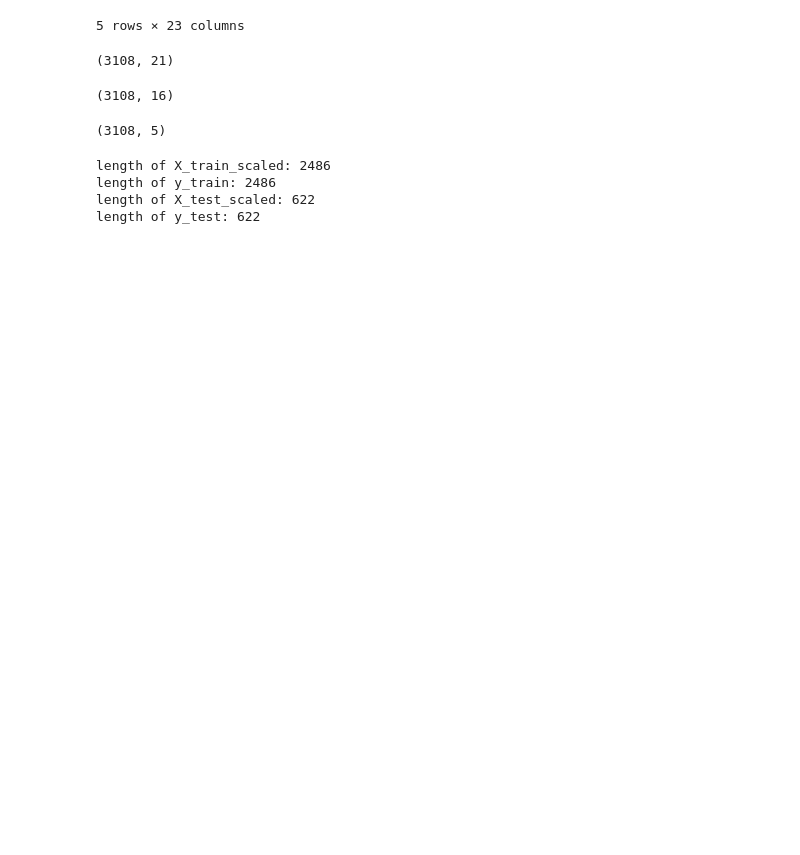
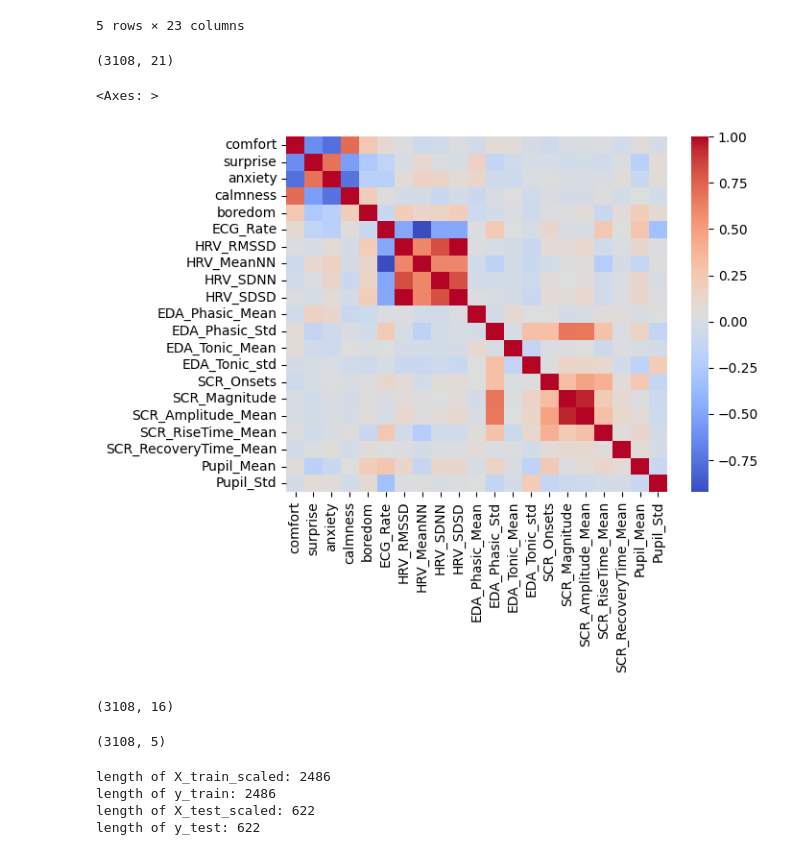
Before and after one commit to jrn1325/spring_hackaton, a Jupyter notebook: experiment_gabriel.ipynb, the cells around one changed output. Cells and saved outputs as stored; diff of their text form; code cells hidden in the pictures; blank space fills up the shorter version.

```diff
--- a/experiment_gabriel.ipynb
+++ b/experiment_gabriel.ipynb
@@ -26,6 +35,15 @@ df = df.drop(["s_id", "t_id"], axis=1)
 df.shape
 # %% [output]
 (3108, 21)
+# %%
+# create the correlation matrix
+corr_matrix = df.corr()
+
+# create a heatmap using seaborn
+sns.heatmap(corr_matrix, cmap='coolwarm', annot=False)
+# %% [output]
+<Axes: >
+[figure, added]
 # %%
 # extract the features and target variable
 X = df.drop(["surprise", "anxiety", "boredom", "calmness", "comfort"], axis=1)
```
Also changed, not shown: parts of 9 cells of this notebook, 1 other file.
